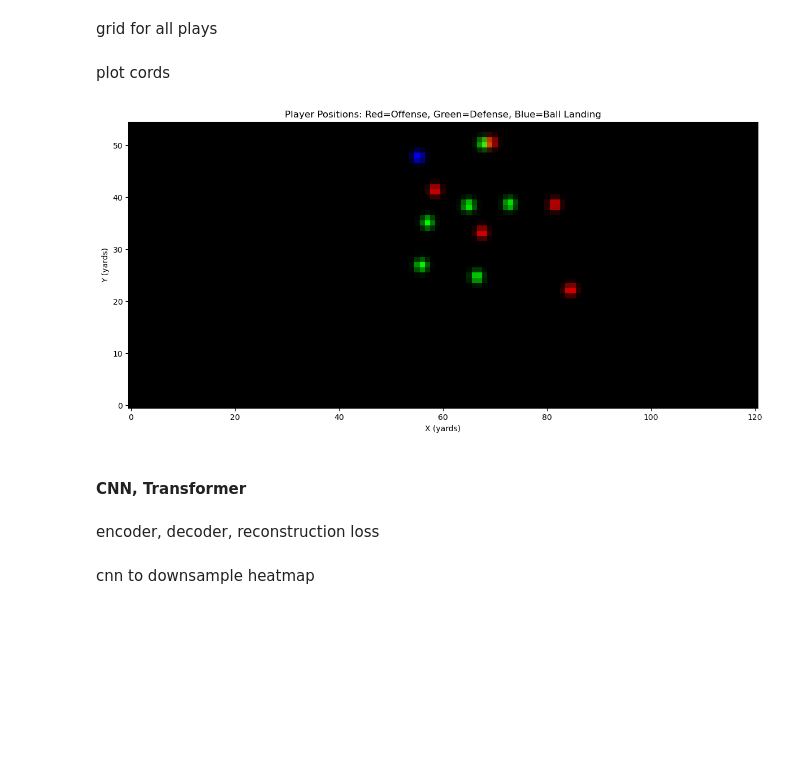
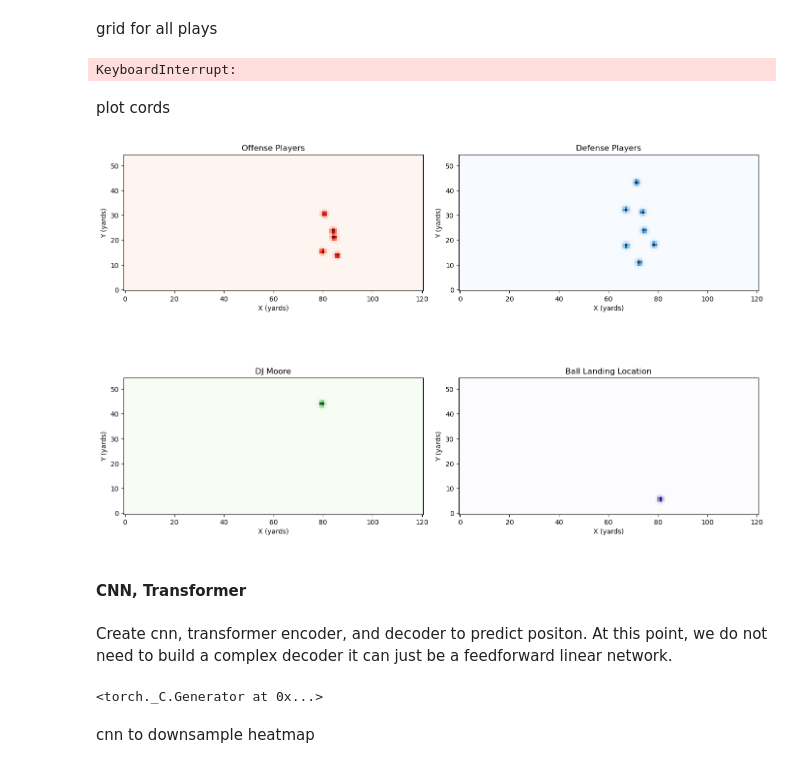
Before and after one commit to daltonlowery26/NFL_Lab, a Jupyter notebook: bigdatabowl/transformers/djmoore.ipynb, the cells around one changed output. Cells and saved outputs as stored; diff of their text form; code cells hidden in the pictures; blank space fills up the shorter version.

Commit message:
finished building, need to add validation etc

```diff
--- a/bigdatabowl/transformers/djmoore.ipynb
+++ b/bigdatabowl/transformers/djmoore.ipynb
@@ -11,3 +11,5 @@ import numpy as np
 import os
 
 os.chdir('C:/Users/dalto/OneDrive/Pictures/Documents/Emory/NFL Lab/data')
+df = pd.read_csv('djM_games.csv')
+df = df.dropna()
@@ -16,13 +16,10 @@ import, normalize for direction
-# %%
-df = pd.read_csv('djM_games.csv')
-df['play_id_n'] = df.groupby(['play_id', 'game_id']).ngroup()
 # %% [markdown]
 #### 2d grid for cnn
 # %%
 def pixel_map(player_data, grid_width=121, grid_height=55, sigma=.8):
 
-    # three channels, one for offense, one for defense, one for ball location
-    pixel_map = np.zeros((3, grid_height, grid_width), dtype=np.float32)
+    # three channels, one for offense, one for defense, one for ball location, one for dj moore
+    pixel_map = np.zeros((4, grid_height, grid_width), dtype=np.float32)
 
     x_vals = player_data['x'].values
     y_vals = player_data['y'].values
@@ -37,11 +34,13 @@ def pixel_map(player_data, grid_width=121, grid_height=55, sigma=.8):
             for yi in range(y_min, y_max):
                 dist_sq = (xi - x)**2 + (yi - y)**2
                 weight = np.exp(-dist_sq / (2 * sigma**2))
-
-                if player_data.iloc[i]['player_side'] == 'Offense':
+                if player_data.iloc[i]['player_name'] == 'DJ Moore':
+                    pixel_map[2, yi, xi] += weight
+                elif player_data.iloc[i]['player_side'] == 'Offense':
                     pixel_map[0, yi, xi] += weight
                 elif player_data.iloc[i]['player_side'] == 'Defense':
                     pixel_map[1, yi, xi] += weight
+
 
     ball_x = player_data['ball_land_x'].iloc[0]
     ball_y = player_data['ball_land_y'].iloc[0]
@@ -55,18 +54,20 @@ def pixel_map(player_data, grid_width=121, grid_height=55, sigma=.8):
         for yi in range(ball_y_min, ball_y_max):
             dist_sq = (xi - ball_x)**2 + (yi - ball_y)**2
             weight = np.exp(-dist_sq / (2 * sigma**2))
-            pixel_map[2, yi, xi] += weight
+            pixel_map[3, yi, xi] += weight
 
     return pixel_map
 # %% [markdown]
 testing one play
 # %%
-df_play_id = df[df['play_id_n'] == 102]
+df_play_id = df[df['play_id_n'] == 456]
 df_grids_t= df_play_id.groupby(['play_id_n','frame_id']).apply(lambda x: pd.Series({'grid': pixel_map(x)}))
 # %% [markdown]
 grid for all plays
 # %%
 df_grids = df.groupby(['play_id_n','frame_id']).apply(lambda x: pd.Series({'grid': pixel_map(x)}))
+# %% [output]
+KeyboardInterrupt:
 # %%
 df_grids = df_grids.reset_index()
 df_grids = df_grids.sort_values(['play_id_n', 'frame_id'])
@@ -75,20 +76,32 @@ plot cords
 # %%
 import matplotlib.pyplot as plt
 
-sample_grid = df_grids_t['grid'].iloc[40]
+sample_grid = df_grids_t['grid'].iloc[4]
 
-combined = np.zeros((55, 121, 3))
-combined[:, :, 0] = sample_grid[0]
-combined[:, :, 1] = sample_grid[1]
-combined[:, :, 2] = sample_grid[2]
+fig, axes = plt.subplots(2, 2, figsize=(14, 10))
 
-plt.figure(figsize=(12, 6), facecolor='white')
-plt.imshow(combined, origin='lower')
-plt.title('Player Positions: Red=Offense, Green=Defense, Blue=Ball Landing')
-plt.xlabel('X (yards)')
-plt.ylabel('Y (yards)')
+axes[0, 0].imshow(sample_grid[0], origin='lower', cmap='Reds')
+axes[0, 0].set_title('Offense Players')
+axes[0, 0].set_xlabel('X (yards)')
+axes[0, 0].set_ylabel('Y (yards)')
+
+axes[0, 1].imshow(sample_grid[1], origin='lower', cmap='Blues')
+axes[0, 1].set_title('Defense Players')
+axes[0, 1].set_xlabel('X (yards)')
+axes[0, 1].set_ylabel('Y (yards)')
+
+axes[1, 0].imshow(sample_grid[2], origin='lower', cmap='Greens')
+axes[1, 0].set_title('DJ Moore')
+axes[1, 0].set_xlabel('X (yards)')
+axes[1, 0].set_ylabel('Y (yards)')
+
+axes[1, 1].imshow(sample_grid[3], origin='lower', cmap='Purples')
+axes[1, 1].set_title('Ball Landing Location')
+axes[1, 1].set_xlabel('X (yards)')
+axes[1, 1].set_ylabel('Y (yards)')
+
 plt.tight_layout()
 plt.show()
 # %% [output]
-[figure, old version]
+[figure, new version]
 # %%
@@ -96,10 +109,19 @@ df_grids.to_csv('encoded_location.csv')
 # %% [markdown]
 #### CNN, Transformer
 # %% [markdown]
-encoder, decoder, reconstruction loss
+Create cnn, transformer encoder, and decoder to predict positon. At this point, we do not need to build a complex decoder it can just be a feedforward linear network.
 # %%
 import torch
 import torch.nn as nn
+from torch.utils.data import DataLoader, TensorDataset
+import torch.nn.functional as F
+from sklearn.model_selection import train_test_split
+import gc
+from transformers import get_cosine_schedule_with_warmup
+df_grids = pd.read_pickle("grids.pkl")
+torch.manual_seed(26)
+# %% [output]
+<torch._C.Generator at 0x...>
 # %% [markdown]
 cnn to downsample heatmap
 # %%
```
Also changed, not shown: parts of 23 cells of this notebook, 2 other files.
